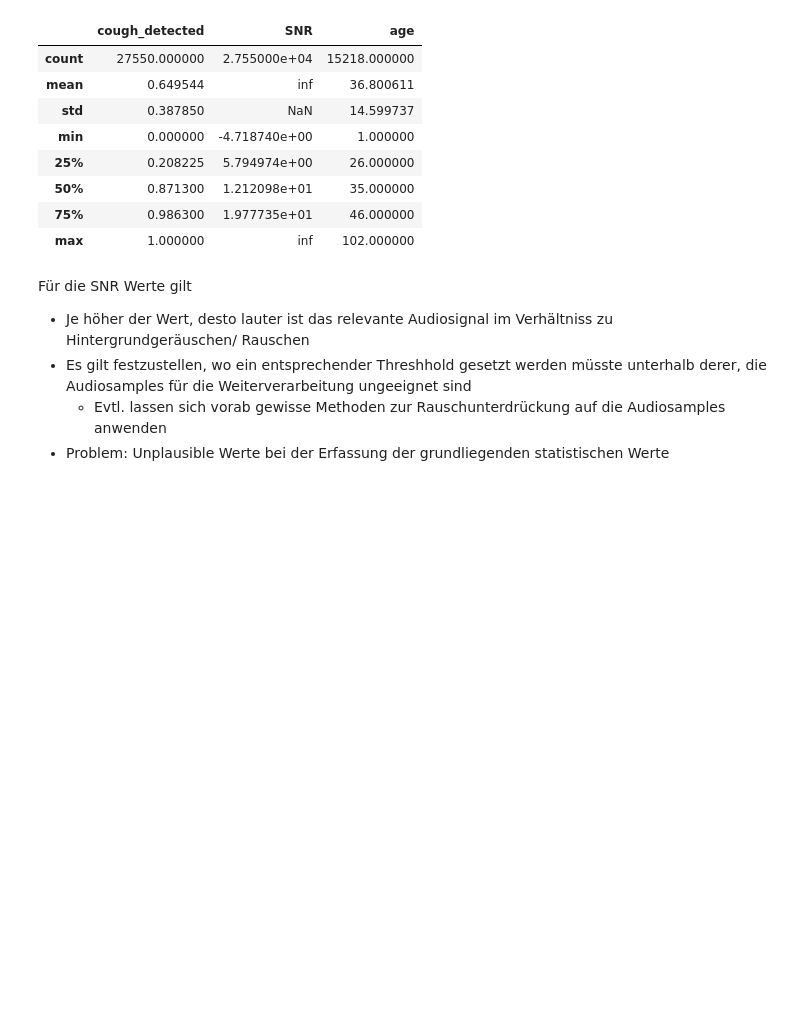
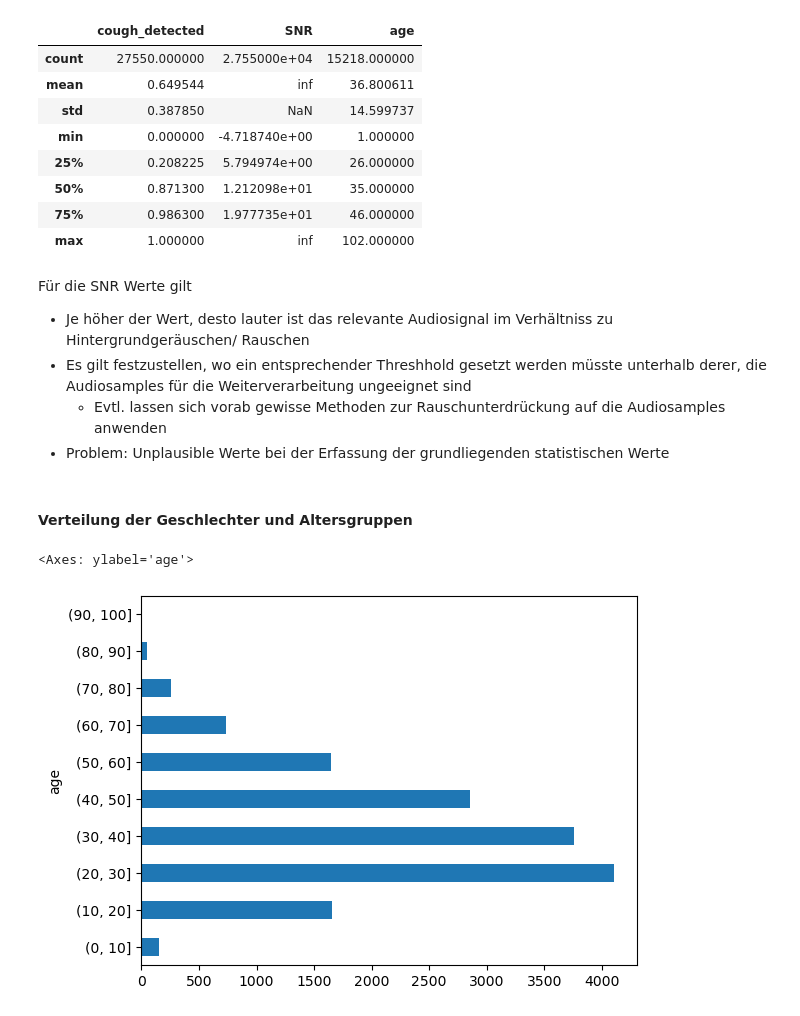
Before and after one commit to Knerten0815/GeoCougher, a Jupyter notebook: GeoCougher_exploration.ipynb, the cells around one changed output. Cells and saved outputs as stored; diff of their text form; code cells hidden in the pictures; blank space fills up the shorter version.

```diff
--- a/GeoCougher_exploration.ipynb
+++ b/GeoCougher_exploration.ipynb
@@ -107,3 +107,12 @@ Für die SNR Werte gilt
 - Es gilt festzustellen, wo ein entsprechender Threshhold gesetzt werden müsste unterhalb derer, die Audiosamples für die Weiterverarbeitung ungeeignet sind
     - Evtl. lassen sich vorab gewisse Methoden zur Rauschunterdrückung auf die Audiosamples anwenden
 - Problem: Unplausible Werte bei der Erfassung der grundliegenden statistischen Werte
+# %% [markdown]
+#### Verteilung der Geschlechter und Altersgruppen
+# %%
+bins_age = [0,10,20,30,40,50,60,70,80,90,100]
+altersgruppen = pd.cut(data_cut['age'], bins =bins_age)
+altersgruppen.value_counts().sort_index().plot(kind ='barh')
+# %% [output]
+<Axes: ylabel='age'>
+[figure, added]
```
Also changed, not shown: parts of 1 cell of this notebook.
